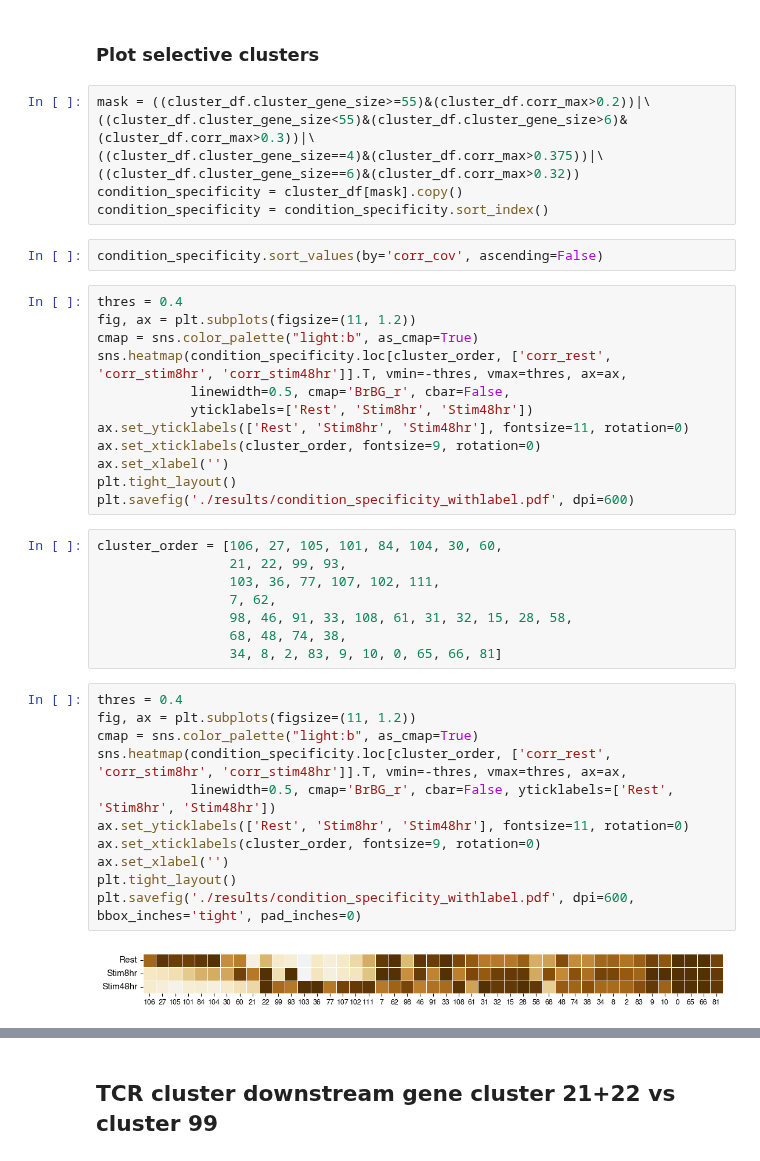
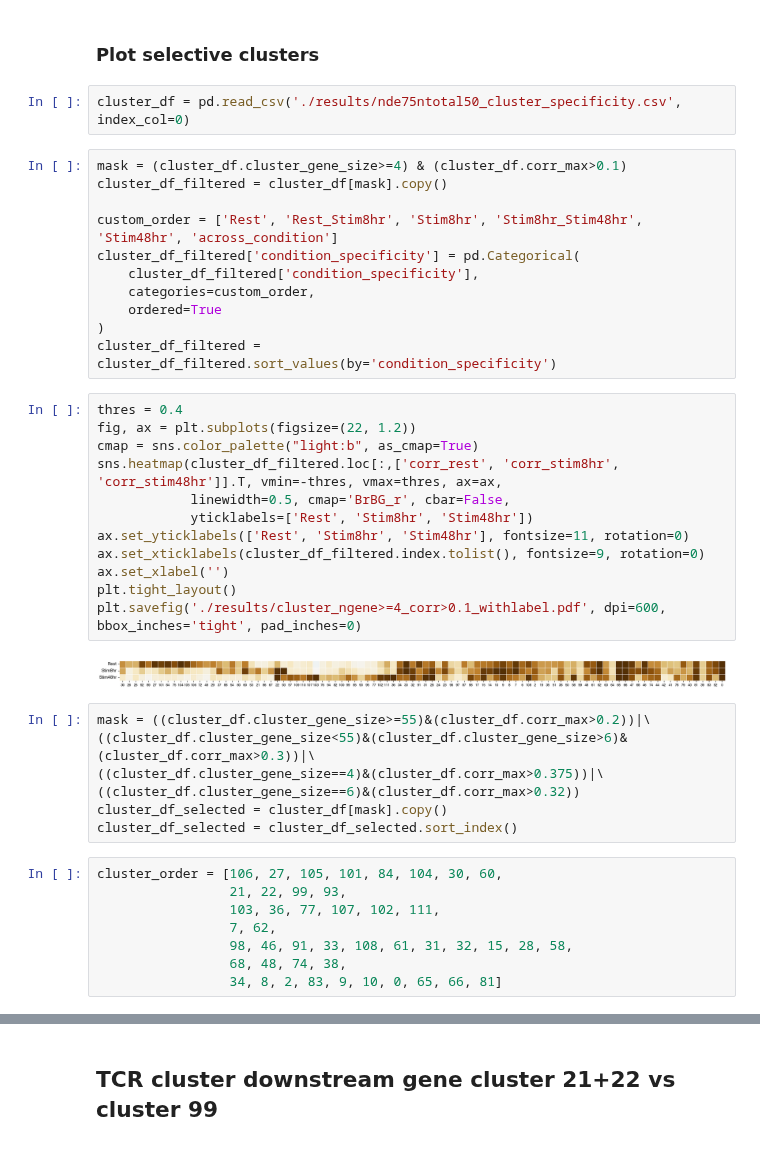
Before and after one commit to emdann/GWT_perturbseq_analysis_2025, a Jupyter notebook: src/6_functional_interaction/condition_specificity.ipynb, the cells around one changed output, grey strips where cells are left out. Drawn from its saved outputs; the diff is of its cells as text.

```diff
--- a/src/6_functional_interaction/condition_specificity.ipynb
+++ b/src/6_functional_interaction/condition_specificity.ipynb
@@ -208,26 +186,39 @@ cluster_df
 # %% [markdown]
 ### Plot selective clusters
+# %%
+cluster_df = pd.read_csv('./results/nde75ntotal50_cluster_specificity.csv', index_col=0)
+# %%
+mask = (cluster_df.cluster_gene_size>=4) & (cluster_df.corr_max>0.1)
+cluster_df_filtered = cluster_df[mask].copy()
+
+custom_order = ['Rest', 'Rest_Stim8hr', 'Stim8hr', 'Stim8hr_Stim48hr', 'Stim48hr', 'across_condition']
+cluster_df_filtered['condition_specificity'] = pd.Categorical(
+    cluster_df_filtered['condition_specificity'],
+    categories=custom_order,
+    ordered=True
+)
+cluster_df_filtered = cluster_df_filtered.sort_values(by='condition_specificity')
+# %%
+thres = 0.4
+fig, ax = plt.subplots(figsize=(22, 1.2))
+cmap = sns.color_palette("light:b", as_cmap=True)
+sns.heatmap(cluster_df_filtered.loc[:,['corr_rest', 'corr_stim8hr', 'corr_stim48hr']].T, vmin=-thres, vmax=thres, ax=ax,
+            linewidth=0.5, cmap='BrBG_r', cbar=False,
+            yticklabels=['Rest', 'Stim8hr', 'Stim48hr'])
+ax.set_yticklabels(['Rest', 'Stim8hr', 'Stim48hr'], fontsize=11, rotation=0)
+ax.set_xticklabels(cluster_df_filtered.index.tolist(), fontsize=9, rotation=0)
+ax.set_xlabel('')
+plt.tight_layout()
+plt.savefig('./results/cluster_ngene>=4_corr>0.1_withlabel.pdf', dpi=600, bbox_inches='tight', pad_inches=0)
+# %% [output]
+[figure, added]
 # %%
 mask = ((cluster_df.cluster_gene_size>=55)&(cluster_df.corr_max>0.2))|\
 ((cluster_df.cluster_gene_size<55)&(cluster_df.cluster_gene_size>6)&(cluster_df.corr_max>0.3))|\
 ((cluster_df.cluster_gene_size==4)&(cluster_df.corr_max>0.375))|\
 ((cluster_df.cluster_gene_size==6)&(cluster_df.corr_max>0.32))
-condition_specificity = cluster_df[mask].copy()
-condition_specificity = condition_specificity.sort_index()
+cluster_df_selected = cluster_df[mask].copy()
+cluster_df_selected = cluster_df_selected.sort_index()
-# %%
-condition_specificity.sort_values(by='corr_cov', ascending=False)
-# %%
-thres = 0.4
-fig, ax = plt.subplots(figsize=(11, 1.2))
-cmap = sns.color_palette("light:b", as_cmap=True)
-sns.heatmap(condition_specificity.loc[cluster_order, ['corr_rest', 'corr_stim8hr', 'corr_stim48hr']].T, vmin=-thres, vmax=thres, ax=ax,
-            linewidth=0.5, cmap='BrBG_r', cbar=False,
-            yticklabels=['Rest', 'Stim8hr', 'Stim48hr'])
-ax.set_yticklabels(['Rest', 'Stim8hr', 'Stim48hr'], fontsize=11, rotation=0)
-ax.set_xticklabels(cluster_order, fontsize=9, rotation=0)
-ax.set_xlabel('')
-plt.tight_layout()
-plt.savefig('./results/condition_specificity_withlabel.pdf', dpi=600)
 # %%
 cluster_order = [106, 27, 105, 101, 84, 104, 30, 60,
                  21, 22, 99, 93,
@@ -236,16 +227,3 @@ cluster_order = [106, 27, 105, 101, 84, 104, 30, 60,
                  98, 46, 91, 33, 108, 61, 31, 32, 15, 28, 58,
                  68, 48, 74, 38,
                  34, 8, 2, 83, 9, 10, 0, 65, 66, 81]
-# %%
-thres = 0.4
-fig, ax = plt.subplots(figsize=(11, 1.2))
-cmap = sns.color_palette("light:b", as_cmap=True)
-sns.heatmap(condition_specificity.loc[cluster_order, ['corr_rest', 'corr_stim8hr', 'corr_stim48hr']].T, vmin=-thres, vmax=thres, ax=ax,
-            linewidth=0.5, cmap='BrBG_r', cbar=False, yticklabels=['Rest', 'Stim8hr', 'Stim48hr'])
-ax.set_yticklabels(['Rest', 'Stim8hr', 'Stim48hr'], fontsize=11, rotation=0)
-ax.set_xticklabels(cluster_order, fontsize=9, rotation=0)
-ax.set_xlabel('')
-plt.tight_layout()
-plt.savefig('./results/condition_specificity_withlabel.pdf', dpi=600, bbox_inches='tight', pad_inches=0)
-# %% [output]
-[figure, removed]
```
Also changed, not shown: parts of 5 cells of this notebook, 17 other files.
